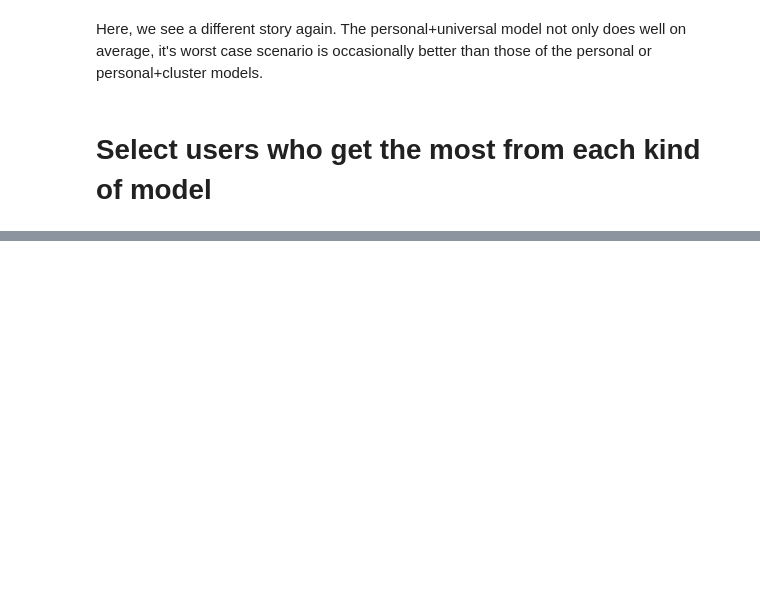
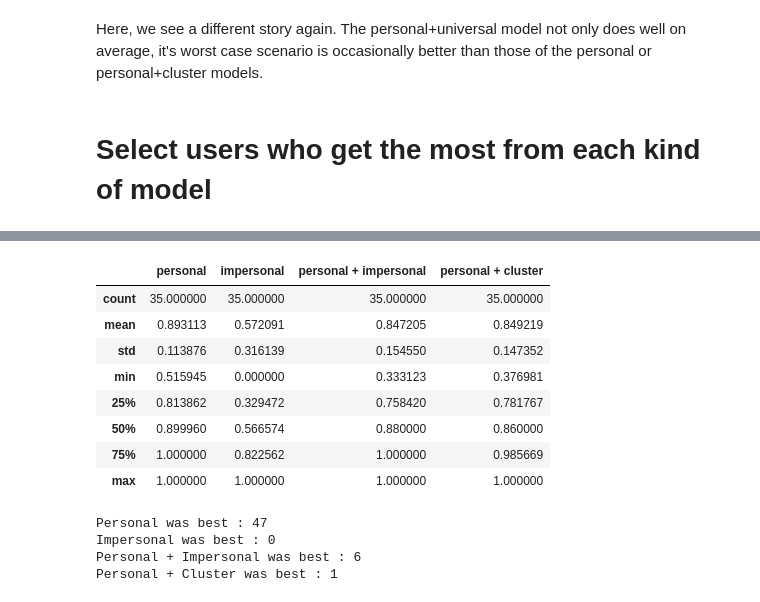
Before and after one commit to SkotBotCambo/wisdm_model_personalization, a Jupyter notebook: Analyzing Cluster & Personal Model Performance For WISDM V2.0.ipynb, the cells around one changed output, grey strips where cells are left out. Cells and saved outputs as stored; diff of their text form; code cells hidden in the pictures; blank space fills up the shorter version.

```diff
--- a/Analyzing Cluster & Personal Model Performance For WISDM V2.0.ipynb
+++ b/Analyzing Cluster & Personal Model Performance For WISDM V2.0.ipynb
@@ -242,0 +260,23 @@ def getModelComparisons(user_id):
+# %%
+model_means_columns = ['user id', 'personal', 'impersonal', 'personal + impersonal', 'personal + cluster']
+model_means = []
+
+for user_id in wisdm.user_ids:
+    if user_id not in bad_user_ids:
+        mean_scores = getModelAccuracyMean(user_id, 10)
+        mean_scores['user id'] = user_id
+        model_means.append(mean_scores)
+
+scores_df = pd.DataFrame(model_means, columns=model_means_columns)
+# %%
+scores_df.describe()
+# %% [output]
+|  | personal | impersonal | personal + impersonal | personal + cluster |
+| count | 35.000000 | 35.000000 | 35.000000 | 35.000000 |
+| mean | 0.893113 | 0.572091 | 0.847205 | 0.849219 |
+| std | 0.113876 | 0.316139 | 0.154550 | 0.147352 |
+| min | 0.515945 | 0.000000 | 0.333123 | 0.376981 |
+| 25% | 0.813862 | 0.329472 | 0.758420 | 0.781767 |
+| 50% | 0.899960 | 0.566574 | 0.880000 | 0.860000 |
+| 75% | 1.000000 | 0.822562 | 1.000000 | 0.985669 |
+| max | 1.000000 | 1.000000 | 1.000000 | 1.000000 |
@@ -242,0 +301,10 @@ def getModelComparisons(user_id):
+# %%
+print("Personal was best : %s" % len(users_benefit_from_personal))
+print("Impersonal was best : %s" % len(users_benefit_from_impersonal))
+print("Personal + Impersonal was best : %s" % len(users_benefit_from_personal_plus_impersonal))
+print("Personal + Cluster was best : %s" % len(users_benefit_from_personal_plus_cluster))
+# %% [output]
+Personal was best : 47
+Impersonal was best : 0
+Personal + Impersonal was best : 6
+Personal + Cluster was best : 1
```
Also changed, not shown: parts of 9 cells of this notebook, 4 other files.
